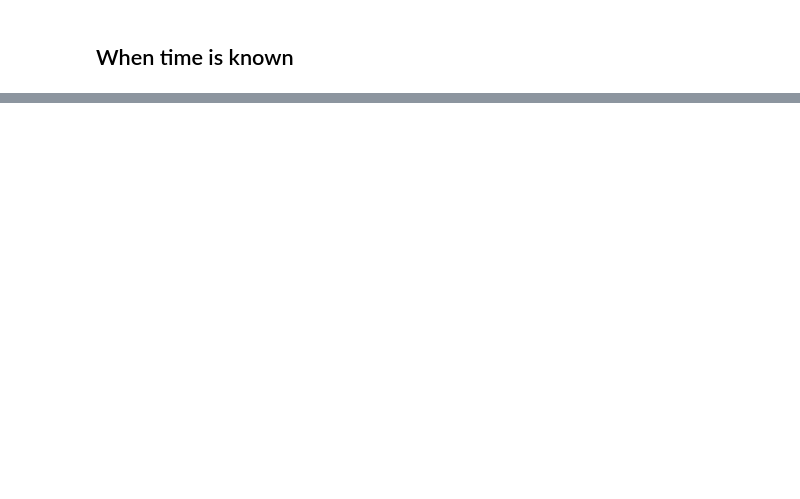
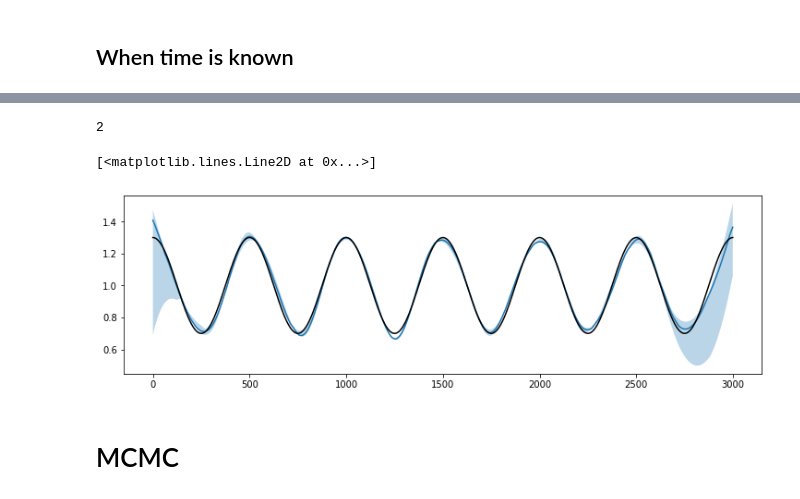
Before and after one commit to hhnam96/AstroGeo, a Jupyter notebook: ETP.ipynb, the cells around one changed output, grey strips where cells are left out. Drawn from its saved outputs; the diff is of its cells as text; code cells hidden in the pictures; blank space fills up the shorter version.

```diff
--- a/ETP.ipynb
+++ b/ETP.ipynb
@@ -153,0 +668,33 @@ print(r2_score(y_true, y_pred), r2_score(y, y_pred))
+# %%
+1+1
+# %% [output]
+2
+# %%
+fig, ax = plt.subplots(1, 1, constrained_layout=True, figsize=(10,3))
+N_indi = 7
+# ind_sort = np.argsort(-opt_max_ensemble[:,-1])
+# res_ensemblex = [res_ensemble[i] for i in  ind_sort[:10]]
+res_ensemblex = res_ensemble[-3:]
+invSR_pop = np.zeros([len(depth), len(res_ensemblex), N_indi])
+# res_ensemble_x = res_ensemble[10:]
+for i, res in enumerate(res_ensemblex):
+    # if i<10:
+    #     continue
+    depth_genes = depth_genes_ensemble[i]
+    for j in range(N_indi):
+        # arg_best = np.argmin(res.F.sum(axis=1))
+        invSR_pop[:, i, j] = interpolator([depth_genes, res.X[j]], depth)
+        # ax.plot(depth, interpolator([depth_genes, res.X[j]], depth), color="black",alpha=0.1)
+        # ax.plot(depth_genes, res.X[j], '.', alpha=0.1, color="black")
+# invSR_pop = invSR_pop[:,40:]
+invSR_pop = invSR_pop.reshape(len(depth), -1)
+# ax.fill_between(depth, *np.quantile(invSR_pop, [0.25, 0.75], axis=-1), alpha=0.3)
+ax.fill_between(depth, *np.quantile(invSR_pop, [0.1, 0.9], axis=-1), alpha=0.3)
+ax.plot(depth, np.median(invSR_pop,axis=-1))
+
+ax.plot(depth, func_inv_SR(depth),color="black",zorder=100)
+# %% [output]
+[<matplotlib.lines.Line2D at 0x...>]
+[figure, added]
+# %% [markdown]
+# MCMC
```
Also changed, not shown: parts of 51 cells of this notebook, 7 other files.
